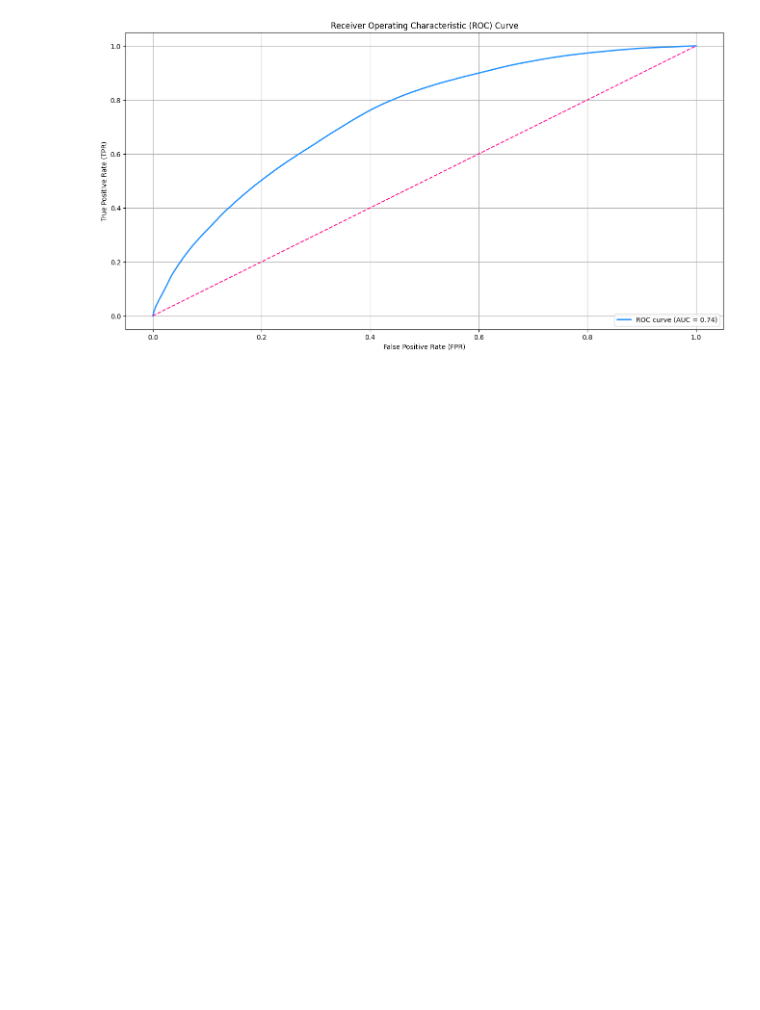
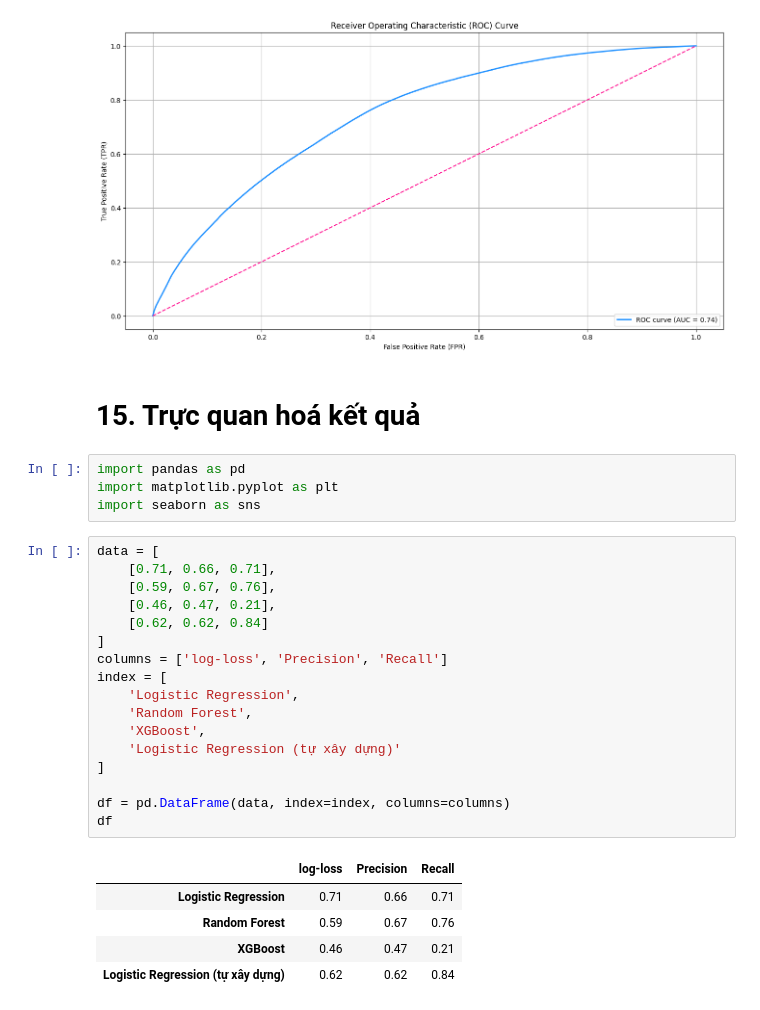
Before and after one commit to xiaoMing-04/FairyTale, a Jupyter notebook: modeling.ipynb, the cells around one changed output. Cells and saved outputs as stored; diff of their text form; blank space fills up the shorter version.

```diff
--- a/modeling.ipynb
+++ b/modeling.ipynb
@@ -2725,3 +2725,32 @@ three_lines_curve(y_test, np.column_stack((1 - y_pred_prob, y_pred_prob)))
 roc_auc(y_test, np.column_stack((1 - y_pred_prob, y_pred_prob)))
 # %% [output]
 [figure]
+# %% [markdown]
+# 15. Trực quan hoá kết quả
+# %%
+import pandas as pd
+import matplotlib.pyplot as plt
+import seaborn as sns
+# %%
+data = [
+    [0.71, 0.66, 0.71],
+    [0.59, 0.67, 0.76],
+    [0.46, 0.47, 0.21],
+    [0.62, 0.62, 0.84]
+]
+columns = ['log-loss', 'Precision', 'Recall']
+index = [
+    'Logistic Regression',
+    'Random Forest',
+    'XGBoost',
+    'Logistic Regression (tự xây dựng)'
+]
+
+df = pd.DataFrame(data, index=index, columns=columns)
+df
+# %% [output]
+|  | log-loss | Precision | Recall |
+| Logistic Regression | 0.71 | 0.66 | 0.71 |
+| Random Forest | 0.59 | 0.67 | 0.76 |
+| XGBoost | 0.46 | 0.47 | 0.21 |
+| Logistic Regression (tự xây dựng) | 0.62 | 0.62 | 0.84 |
```
Also changed, not shown: parts of 4 cells of this notebook.
